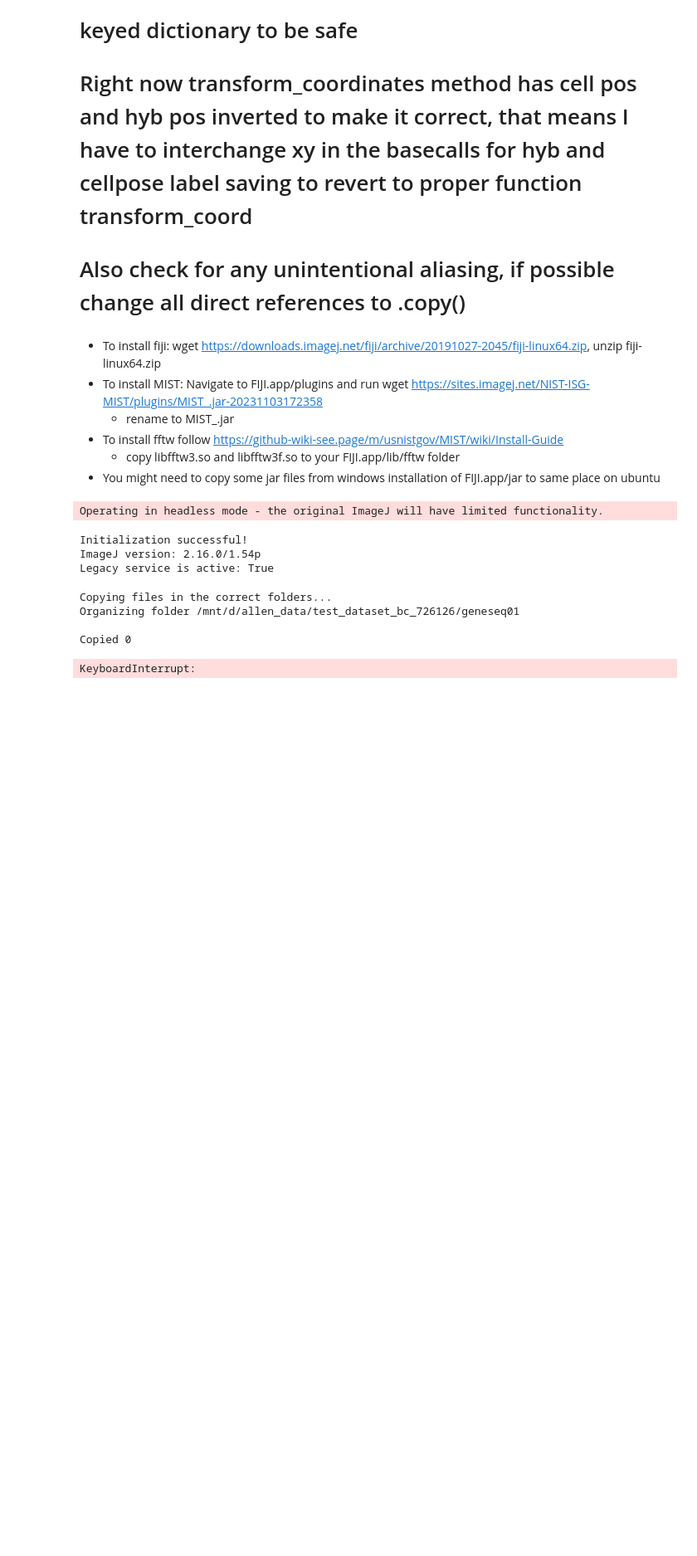
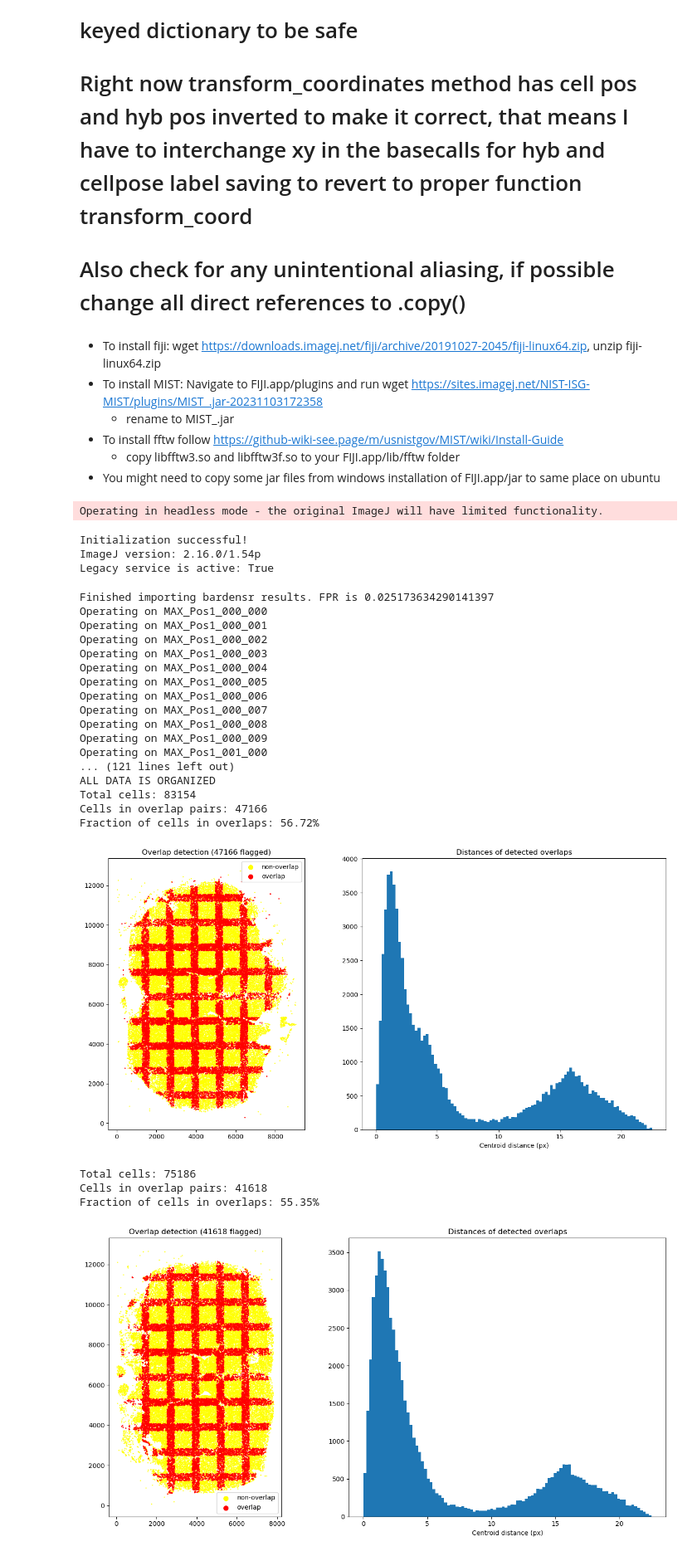
Before and after one commit to ZadorLaboratory/barseq-processing, a Jupyter notebook: attic/goswami/barseq_v2.ipynb, the cells around one changed output. Shown at 83% size. Drawn from its saved outputs; the diff is of its cells as text; code cells hidden in the pictures; blank space fills up the shorter version.

```diff
--- a/attic/goswami/barseq_v2.ipynb
+++ b/attic/goswami/barseq_v2.ipynb
@@ -1459,6 +1475,7 @@ def organize_processed_data(pth,config_pth,is_optseq=0,hyb_codebook_name='codebo
                           fov_cell=[],sliceidall_cell=[])
 
     for i,folder in enumerate(folders):
+
         pos_id=np.array([j for j,name in enumerate(npos) if name==pos[i]]) # search for slice/position number for this tile
 
         d=data_dict_organizer(d,'append',
@@ -1493,10 +1510,10 @@ def organize_processed_data(pth,config_pth,is_optseq=0,hyb_codebook_name='codebo
     if is_optseq:
         print('Has optseq')
         codebook_optseq=load(os.path.join(pth,'processed','codebook_optseq.joblib'))
-        d['hyb_rol_id1']=d['hyb_rol_id']+len(codebook[0])-1+len(codebook_optseq[0])-1
+        d['hyb_rol_id1']=d['hyb_rol_id']+len(codebook[0])+len(codebook_optseq[0])# -2 not needed this subtraction if passing index from above
         codebook_comb=[codebook[0],codebook_optseq[0],hyb_codebook[0]]
     else:
-        d['hyb_rol_id1']=d['hyb_rol_id']+len(codebook[0])-1
+        d['hyb_rol_id1']=d['hyb_rol_id']+len(codebook[0])#-1 not needed this subtraction if passing index from above
         codebook_comb=[codebook[0],hyb_codebook[0]]
     codebook_comb=np.concatenate(codebook_comb)
     d=merge_gene_hyb_dict(d,'gene_rol_id','hyb_rol_id1','combined_gene_hyb_id')
@@ -1711,9 +1923,9 @@ def basecalls(pth,config_pth,num_channels=4,codebook_name='codebookM1all.mat',co
               prev_codebook_len=0,codebook_opt_name='codebook.mat',no_deconv=1,codebook_hyb_name='codebookhyb.mat',cyclename_hyb='alignedn2vhyb',num_c_hyb=4,thresh=[50,60,40,30],
               prominence=[50,10,40,10],all_genes_ch=2,is_optseq=0):
 
-    bardensr_call(pth,config_pth,num_channels,codebook_name,fdrthresh,trim,cropf,noisefloor_ini,noisefloor_final)
+    #bardensr_call(pth,config_pth,num_channels,codebook_name,fdrthresh,trim,cropf,noisefloor_ini,noisefloor_final)
     import_bardensr_results(pth,'bardensrresult.csv',prev_codebook_len,codebook_name2,is_optseq,codebook_opt_name)
-    basecall_hyb_all_tiles(pth,cyclename_hyb,config_pth,codebook_hyb_name,thresh,prominence,num_c_hyb,all_genes_ch,no_deconv)
+   # basecall_hyb_all_tiles(pth,cyclename_hyb,config_pth,codebook_hyb_name,thresh,prominence,num_c_hyb,all_genes_ch,no_deconv)
 # %%
 def data_aggregation_and_filtering(pth,config_pth,is_optseq=0,hyb_codebook_name='codebookhyb.mat',starting_slice_idx=1,starting_fov_idx=1,dummy_cell_num=10000,tilesize=3200,fraction_border=0.07,
                                    rescale_factor=0.5,px=0.33,box_half_width_um=5,search_radius_um=200,is_bc=0):
@@ -1901,40 +2241,58 @@ def stitch_images_RGB_cycles(pth,intensity_scaling=3,tilesize=3200,transform_res
 # %%
 # NEED TO ADD SOME CHECKPOINTS SO THAT WHATEVER IS DONE IS NOT REPEATED
 # NEED TO ADD CHECKPOINTS TO SEE IF DIFFERENT MODALITIES EXIST IN THIS EXPERIMENT
 
-pth='/mnt/d/allen_data/test_dataset_bc_726126/'
+pth='/mnt/d/temp/ywt01_1357'
 pth_fiji = r'/home/nrg/Fiji.app'
 config_pth='/mnt/c/Users/goswami/Documents/MATLAB/barseq-matlab-allen-main (1)/barseq-matlab-allen-main/config/'
 basedir = '/home/nrg/n2vmodels/'
 
 
-chshift_filename_geneseq='chshift20x-20220218.mat'
-chprofile_filename_geneseq='chprofile20x-50-30-20-40-20220218.mat'
+chshift_filename_geneseq='chshift20x-NIKON-18-May-2025_py.mat'#'chshift20x-20220218.mat'#
+chprofile_filename_geneseq='chprofilegene20x-NIKON-20-May-2025.mat'#'chprofile20x-50-30-20-40-20220218.mat'#
 
-chshift_filename_bcseq='chshift20x-20220218.mat'
-chprofile_filename_bcseq='chprofile20x-50-30-20-40-20220218.mat'
+chshift_filename_bcseq='chshift20x-NIKON-18-May-2025_py.mat'#'chshift20x-20220218.mat'#
+chprofile_filename_bcseq='chprofilegene20x-NIKON-20-May-2025.mat'#'chprofile20x-50-30-20-40-20220218.mat'#
 
-chshift_filename_hyb='chshift20x-hyb-20220218.mat'
-chprofile_filename_hyb='chprofilehyb_allen.mat'
+chshift_filename_hyb='chshifthyb20x-NIKON-18May25_py.mat'#'chshifthyb_alder.mat'#
+chprofile_filename_hyb='chprofile20x-hyb-50-30-20-40-20220218.mat'#'chprofilehyb_alder'#
 
+hyb_thresh=[25,25,30,20] #nikon [50,60,40,30] #
+hyb_prom= [20,20,30,10]# nikon [50,10,40,10] #
 
-
-preprocessing(pth,config_pth,basedir,chshift_filename_geneseq,chshift_filename_bcseq,chshift_filename_hyb,chprofile_filename_geneseq,chprofile_filename_bcseq,chprofile_filename_hyb,
-                 config_file='cfg.yaml',is_affine=0,num_initial_c=5,num_later_c=4,num_c=4,subsample_rate=4,do_coarse=0,resize_factor=2,block_size=128,radius=31,local=1,
-                 cyclename_geneseq='n2vgene',cyclename_bcseq='regn2vbc',cycle_name_hyb='n2vhyb',strength=0.6, m=0,bcidx=4,geneidx=4,ch_bc=4,ch_bc_init=5,bcfname='n2vbcseq',
-                 num_c_hyb=5,cyclename_rgb='n2vhyb01')
-stitch_and_segment(pth,pth_fiji,fname='n2vgeneseq01',stitching_channel=3,overlap=0.23,numcores=8,is_headless=True,grid_direction='UR',px=0.33,num_c=4,
-                       intensity_scaling=3,transform_rescale_factor=0.5,display_additional_rescale=0.2,
-                       model_name='cyto3',outname='cell_mask_cyto3.tif',nuc_ch=5,num_chyb=5,num_cgene=4,
-                       tilesize=3200,diameter=40,config_file='cfg.yaml',dilation_radius=3)
-basecalls(pth,config_pth,num_channels=4,codebook_name='codebookM1all.mat',codebook_name2='codebook.joblib',fdrthresh=0.05,trim=160,cropf=0.4,noisefloor_ini=0.01,noisefloor_final=0.05,
-              prev_codebook_len=0,codebook_opt_name='codebook.mat',no_deconv=1,codebook_hyb_name='codebookhyb.mat',cyclename_hyb='alignedn2vhyb',num_c_hyb=4,thresh=[50,60,40,30],
-              prominence=[50,10,40,10],all_genes_ch=2,is_optseq=0)
+# preprocessing(pth,config_pth,basedir,chshift_filename_geneseq,chshift_filename_bcseq,chshift_filename_hyb,chprofile_filename_geneseq,chprofile_filename_bcseq,chprofile_filename_hyb,
+#                  config_file='cfg.yaml',is_affine=0,num_initial_c=5,num_later_c=4,num_c=4,subsample_rate=4,do_coarse=0,resize_factor=2,block_size=128,radius=31,local=1,
+#                  cyclename_geneseq='n2vgene',cyclename_bcseq='regn2vbc',cycle_name_hyb='n2vhyb',strength=0.6, m=0,bcidx=4,geneidx=4,ch_bc=4,ch_bc_init=5,bcfname='n2vbcseq',
+#                  num_c_hyb=5,cyclename_rgb='n2vhyb01',is_barcode=0)
+# stitch_and_segment(pth,pth_fiji,fname='n2vgeneseq01',stitching_channel=3,overlap=0.23,numcores=8,is_headless=True,grid_direction='UR',px=0.33,num_c=4,
+#                        intensity_scaling=3,transform_rescale_factor=0.5,display_additional_rescale=0.2,
+#                        model_name='cyto3',outname='cell_mask_cyto3.tif',nuc_ch=5,num_chyb=5,num_cgene=4,
+#                        tilesize=3200,diameter=40,config_file='cfg.yaml',dilation_radius=3)
+basecalls(pth,config_pth,num_channels=4,codebook_name='codebookM1all.mat',codebook_name2='codebook.joblib',fdrthresh=0.05,trim=160,cropf=0.4,noisefloor_ini=0.001,noisefloor_final=0.005,
+              prev_codebook_len=0,codebook_opt_name='codebook.mat',no_deconv=1,codebook_hyb_name='codebookhyb.mat',cyclename_hyb='alignedn2vhyb',num_c_hyb=4,thresh=hyb_thresh,
+              prominence=hyb_prom,all_genes_ch=2,is_optseq=0)
 data_aggregation_and_filtering(pth,config_pth,is_optseq=0,hyb_codebook_name='codebookhyb.mat',starting_slice_idx=1,starting_fov_idx=1,dummy_cell_num=10000,tilesize=3200,fraction_border=0.07,
-                                   rescale_factor=0.5,px=0.33,box_half_width_um=5,search_radius_um=200,is_bc=1)
+                                   rescale_factor=0.5,px=0.33,box_half_width_um=5,search_radius_um=200,is_bc=0)
 # %% [output]
-Copying files in the correct folders...
-Organizing folder /mnt/d/allen_data/test_dataset_bc_726126/geneseq01
-
-Copied 0
+Finished importing bardensr results. FPR is 0.025173634290141397
+Operating on MAX_Pos1_000_000
+Operating on MAX_Pos1_000_001
+Operating on MAX_Pos1_000_002
+Operating on MAX_Pos1_000_003
+Operating on MAX_Pos1_000_004
+Operating on MAX_Pos1_000_005
+Operating on MAX_Pos1_000_006
+Operating on MAX_Pos1_000_007
+Operating on MAX_Pos1_000_008
+Operating on MAX_Pos1_000_009
+Operating on MAX_Pos1_001_000
+... (121 lines left out)
+ALL DATA IS ORGANIZED
+Total cells: 83154
+Cells in overlap pairs: 47166
+Fraction of cells in overlaps: 56.72%
+[figure, added]
-KeyboardInterrupt:
+Total cells: 75186
+Cells in overlap pairs: 41618
+Fraction of cells in overlaps: 55.35%
+[figure, added]
```
Also changed, not shown: parts of 33 cells of this notebook.
